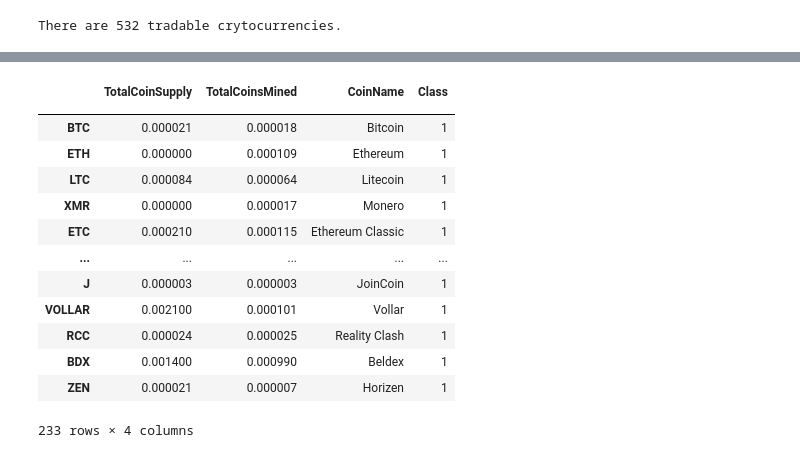
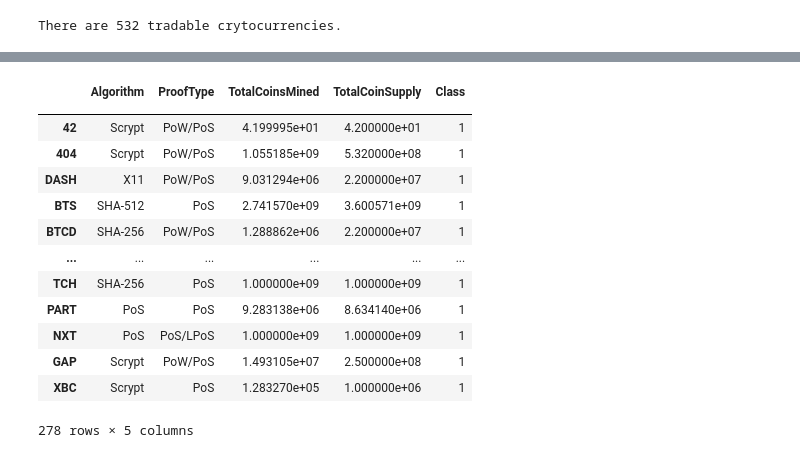
Before and after one commit to willmino/Cryptocurrencies, a Jupyter notebook: crypto_clustering.ipynb, the cells around one changed output, grey strips where cells are left out. Cells and saved outputs as stored; diff of their text form; code cells hidden in the pictures.

```diff
--- a/crypto_clustering.ipynb
+++ b/crypto_clustering.ipynb
@@ -134,6 +135,10 @@ mined_df.head(10)
 | XMR | CryptoNight-V7 | PoW | 1.720114e+07 | 0 |
 | ETC | Ethash | PoW | 1.133597e+08 | 210000000 |
 | ZEC | Equihash | PoW | 7.383056e+06 | 21000000 |
+# %%
+# before encoding the data convert TotalCoinSupply to float64
+
+mined_df["TotalCoinSupply"]= mined_df["TotalCoinSupply"].astype('float64')
 # %%
 # Use get_dummies() to create variables for text features
 X= pd.get_dummies(mined_df,columns = ["Algorithm","ProofType"])
@@ -259,3 +250,0 @@ dtype: object
-# %%
-# convert TotalCoinSupply to float64
-clustered_df["TotalCoinSupply"] = clustered_df["TotalCoinSupply"].astype('float64')
@@ -362,0 +322,3 @@ new_dataframe.sort_values("Class")
+# %%
+# looking at the non transformed data with the classifiers added
+mined_df["Class"] = clustered_df["Class"]
@@ -363,17 +361,17 @@ new_dataframe.sort_values("Class")
 # %%
-new_dataframe.loc[new_dataframe["Class"]==1]
+mined_df.loc[mined_df["Class"]==1]
 # %% [output]
-|  | TotalCoinSupply | TotalCoinsMined | CoinName | Class |
-|  |  |  |  |  |
-| BTC | 0.000021 | 0.000018 | Bitcoin | 1 |
-| ETH | 0.000000 | 0.000109 | Ethereum | 1 |
-| LTC | 0.000084 | 0.000064 | Litecoin | 1 |
-| XMR | 0.000000 | 0.000017 | Monero | 1 |
-| ETC | 0.000210 | 0.000115 | Ethereum Classic | 1 |
-| ... | ... | ... | ... | ... |
-| J | 0.000003 | 0.000003 | JoinCoin | 1 |
-| VOLLAR | 0.002100 | 0.000101 | Vollar | 1 |
-| RCC | 0.000024 | 0.000025 | Reality Clash | 1 |
-| BDX | 0.001400 | 0.000990 | Beldex | 1 |
-| ZEN | 0.000021 | 0.000007 | Horizen | 1 |
+|  | Algorithm | ProofType | TotalCoinsMined | TotalCoinSupply | Class |
+|  |  |  |  |  |  |
+| 42 | Scrypt | PoW/PoS | 4.199995e+01 | 4.200000e+01 | 1 |
+| 404 | Scrypt | PoW/PoS | 1.055185e+09 | 5.320000e+08 | 1 |
+| DASH | X11 | PoW/PoS | 9.031294e+06 | 2.200000e+07 | 1 |
+| BTS | SHA-512 | PoS | 2.741570e+09 | 3.600571e+09 | 1 |
+| BTCD | SHA-256 | PoW/PoS | 1.288862e+06 | 2.200000e+07 | 1 |
+| ... | ... | ... | ... | ... | ... |
+| TCH | SHA-256 | PoS | 1.000000e+09 | 1.000000e+09 | 1 |
+| PART | PoS | PoS | 9.283138e+06 | 8.634140e+06 | 1 |
+| NXT | PoS | PoS/LPoS | 1.000000e+09 | 1.000000e+09 | 1 |
+| GAP | Scrypt | PoW/PoS | 1.493105e+07 | 2.500000e+08 | 1 |
+| XBC | Scrypt | PoS | 1.283270e+05 | 1.000000e+06 | 1 |
-233 rows × 4 columns
+278 rows × 5 columns
```
Also changed, not shown: parts of 19 cells of this notebook, 2 other files.
